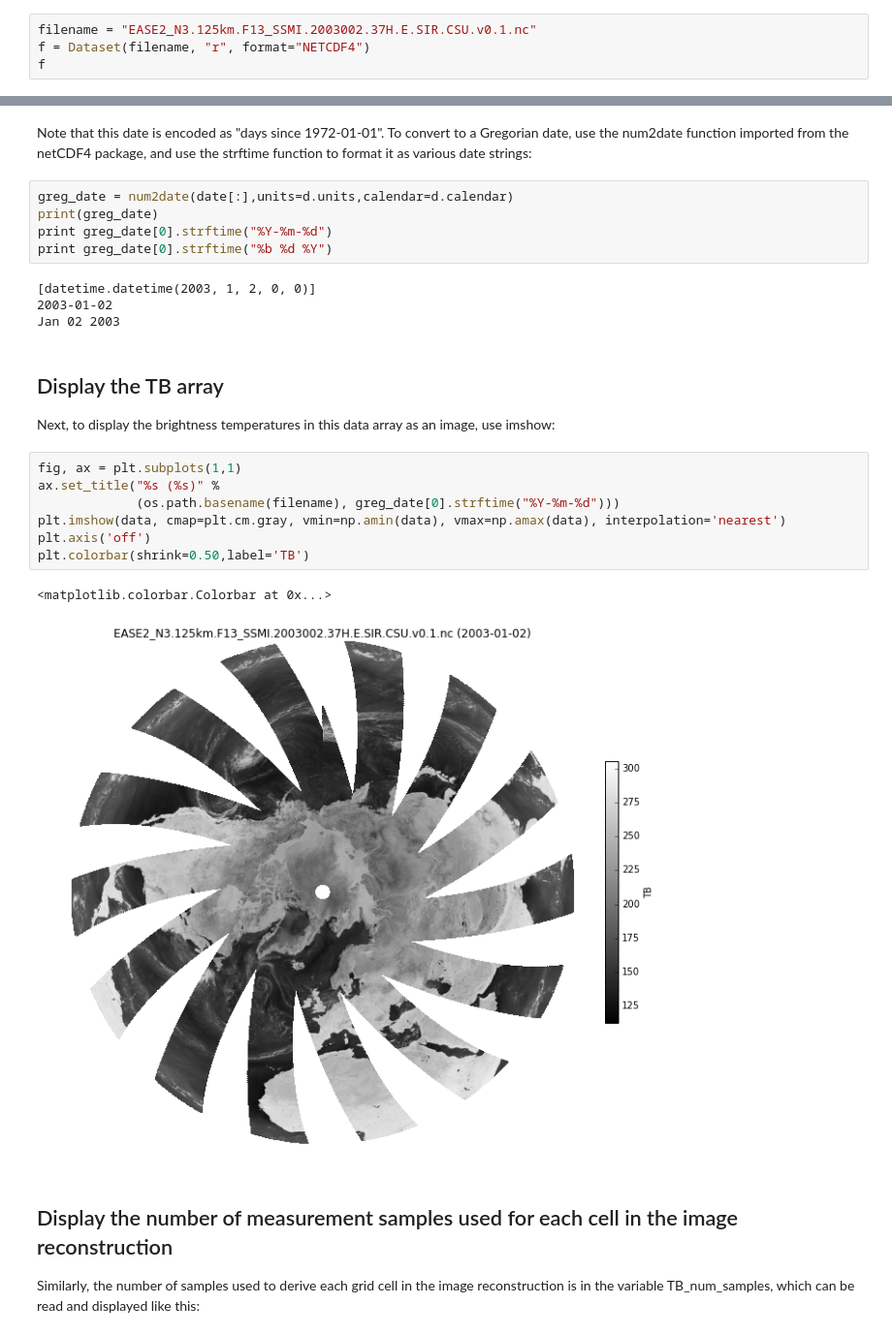
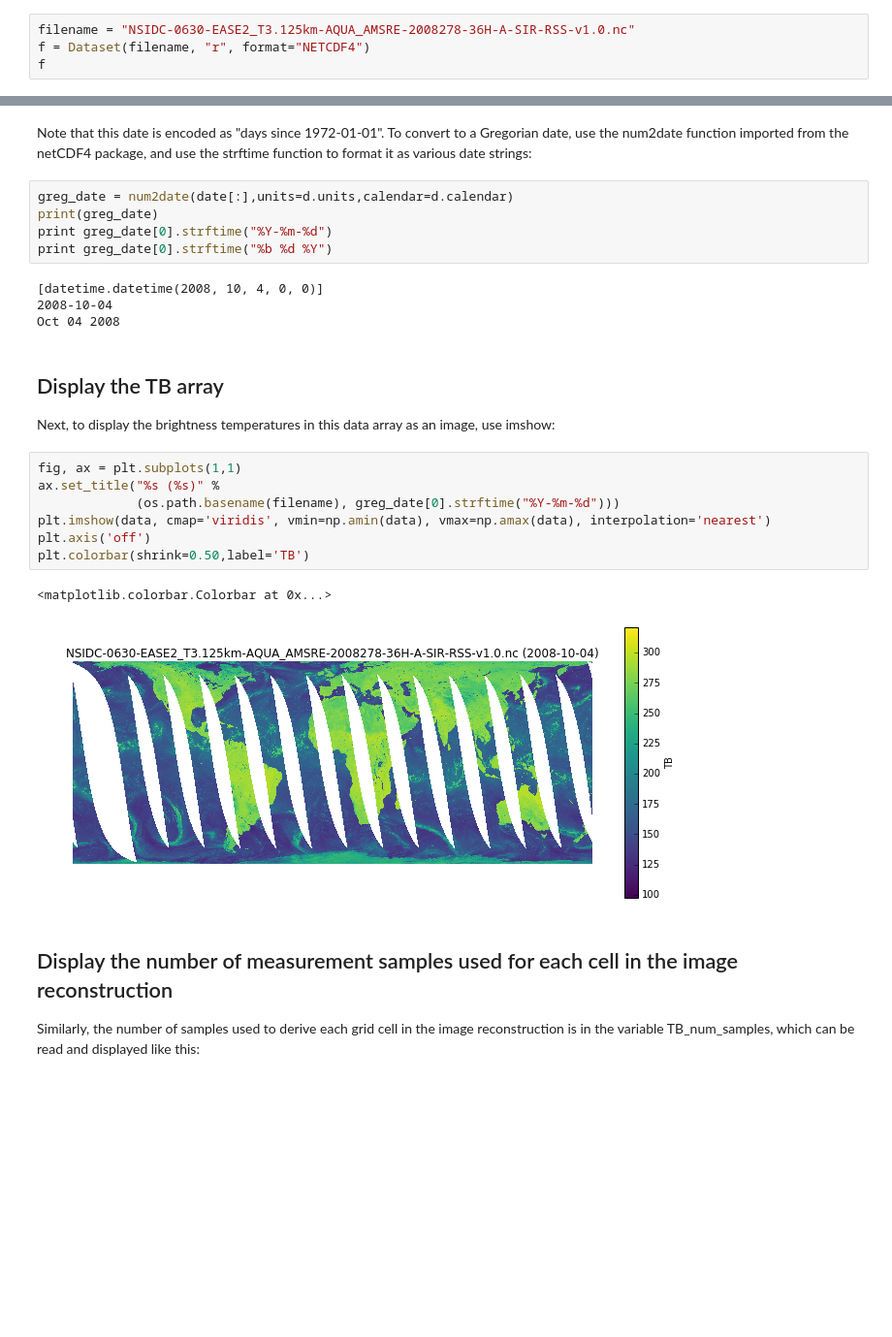
Before and after one commit to mjbrodzik/ipython_notebooks, a Jupyter notebook: pmesdr/Reading CETB files.ipynb, the cells around one changed output, grey strips where cells are left out. Shown: that part at 97% size. Cells and saved outputs as stored; diff of their text form; blank space fills up the shorter version.

Commit message:
Updated Reader notebook to work with final data

```diff
--- a/pmesdr/Reading CETB files.ipynb
+++ b/pmesdr/Reading CETB files.ipynb
@@ -109,5 +84,5 @@ Choose a file to open, and display the file-level global attributes:
 # %%
-filename = "EASE2_N3.125km.F13_SSMI.2003002.37H.E.SIR.CSU.v0.1.nc"
+filename = "NSIDC-0630-EASE2_T3.125km-AQUA_AMSRE-2008278-36H-A-SIR-RSS-v1.0.nc"
 f = Dataset(filename, "r", format="NETCDF4")
 f
 # %% [output]
@@ -240,9 +225,9 @@ print(greg_date)
 print greg_date[0].strftime("%Y-%m-%d")
 print greg_date[0].strftime("%b %d %Y")
 # %% [output]
-[datetime.datetime(2003, 1, 2, 0, 0)]
-2003-01-02
-Jan 02 2003
+[datetime.datetime(2008, 10, 4, 0, 0)]
+2008-10-04
+Oct 04 2008
 # %% [markdown]
 ## Display the TB array
 
@@ -250,13 +235,13 @@ Next, to display the brightness temperatures in this data array as an image, use
 # %%
 fig, ax = plt.subplots(1,1)
 ax.set_title("%s (%s)" %
              (os.path.basename(filename), greg_date[0].strftime("%Y-%m-%d")))
-plt.imshow(data, cmap=plt.cm.gray, vmin=np.amin(data), vmax=np.amax(data), interpolation='nearest')
+plt.imshow(data, cmap='viridis', vmin=np.amin(data), vmax=np.amax(data), interpolation='nearest')
 plt.axis('off')
 plt.colorbar(shrink=0.50,label='TB')
 # %% [output]
 <matplotlib.colorbar.Colorbar at 0x...>
-[figure, old version]
+[figure, new version]
 # %% [markdown]
 ## Display the number of measurement samples used for each cell in the image reconstruction
 
```
Also changed, not shown: parts of 28 cells of this notebook.
